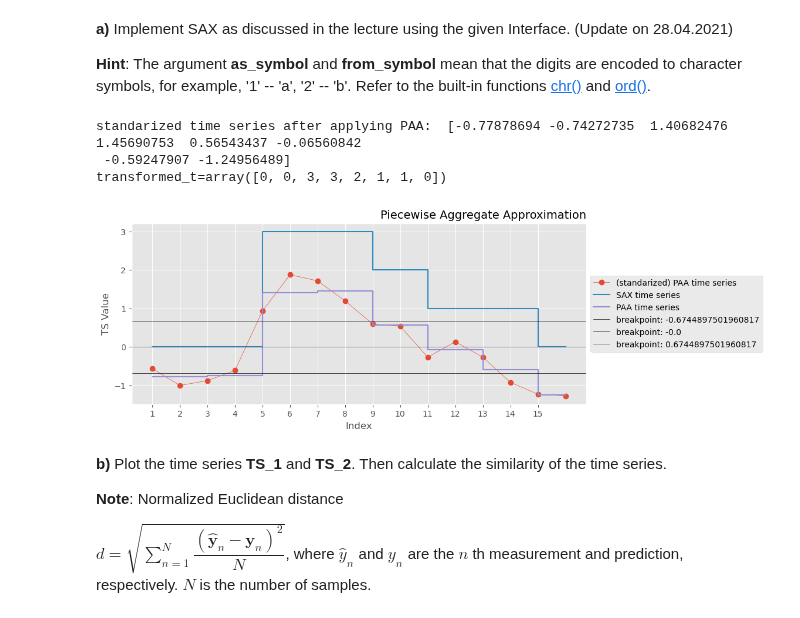
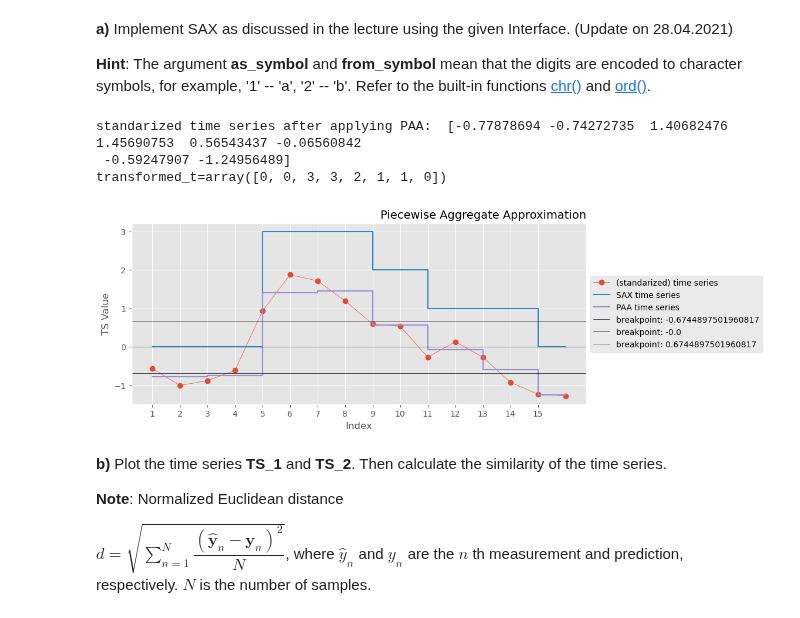
Before and after one commit to KlaraGtknst/TSDM_WS23_34, a Jupyter notebook: Exercise_03_representation.ipynb, the cells around one changed output. Saved outputs shown, nothing was run; the diff lists cells and outputs as text; code cells hidden in the pictures.

```diff
--- a/Exercise_03_representation.ipynb
+++ b/Exercise_03_representation.ipynb
@@ -174,7 +175,13 @@ class SAX:
         """
         self.mean = X.mean(axis=0)
         self.std = X.std(axis=0)
-        self.breakpoints = [-norm.isf(1/self.symbols * (i+1), 0, 1) for i in range(self.symbols - 1)]
+
+        # (assumption) symbols: equally likely -> area under the curve is equally divided by breakpoints == F(a) - F(b) = 1/symbols, CDF F, for all a,b in breakpoints
+
+        # ISF = inverse survival function
+        # SF = 1 - CDF (CDF = cumulative distribution function) F(x) = P(X <= x)
+        # ISF = F^-1(1 - y) = x
+        self.breakpoints = [-norm.isf(1/self.symbols * (i+1), 0, 1) for i in range(self.symbols - 1)]   # -1, bc we need one less breakpoint than symbols
         return self
 
 
@@ -193,19 +200,16 @@ class SAX:
         X_std = (X - self.mean) / self.std
         X_paa = paa(X_std, self.n_sections)
 
-        X_sax = np.zeros_like(X_paa, dtype=int)
+        X_sax = np.zeros_like(X_paa, dtype=int) # init: all values (-inf, b_1]
         for idx, x in enumerate(X_paa):
             for i, b in enumerate(self.breakpoints):
                 if(x > b):
-                    X_sax[idx] = i + 1
-            if(x > self.breakpoints[-1]):
-                X_sax[idx] = self.symbols - 1
-
+                    X_sax[idx] = i + 1  # +1, bc i starts at 0
 
         if(as_symbol):
             X_symbol = []
             for i in range(len(X_sax)):
-                X_symbol.append(chr(ord('a') + int(X_sax[i])))
+                X_symbol.append(chr(ord('a') + int(X_sax[i])))  # ord: Unicode code point for char
             return np.array(X_symbol)
         return X_sax
 
@@ -230,43 +234,43 @@ class SAX:
 
         S_recon = np.zeros_like(S, dtype=np.float32)
         for i in range(len(S)):
-            if(S[i] == 0):
+            if(S[i] == 0):  # interval (-inf, b_1]
                 S_recon[i] = self.breakpoints[0]
-            elif(S[i] == self.symbols-1):
+            elif(S[i] == self.symbols-1):   # interval (b_k, inf)
                 S_recon[i] = self.breakpoints[-1]
-            else:
+            else:   # if S[0] == 1: interval [b_1, b_2] and b_2 = breakpoints[1]
                 S_recon[i] = (self.breakpoints[S[i]] + self.breakpoints[S[i] - 1]) / 2
         return S_recon
 # %%
 n_sections = 8
 new_t = (t - t.mean()) / t.std()
 print('standarized time series after applying PAA: ', paa(new_t, n_sections))
-sax = SAX(4, n_sections=n_sections)
+sax = SAX(symbols=4, n_sections=n_sections)
 sax.fit(t)
-transformed_t = sax.transform(t, False) # as number != as symbol
+transformed_t = sax.transform(X=t, as_symbol=False) # as number != as symbol
 print(f"{transformed_t=}")
 
 plt.figure(figsize=(10, 4))
 plt.title("Piecewise Aggregate Approximation", size=14, loc="right")
-plt.plot(range(1, len(t)+1), new_t, marker="o", linewidth=0.5, label="(standarized) PAA time series")
+plt.plot(range(1, len(t)+1), new_t, marker="o", linewidth=0.5, label="(standarized) time series")
 
 ### PAA results:
 x = np.arange(1, len(t) + 1)
 plt.step(x, np.array([[y] * (t.shape[0] // n_sections) for y in transformed_t]).flatten(), where="post", label="SAX time series")
 plt.step(x, np.array([[y] * (t.shape[0] // n_sections) for y in paa(new_t, n_sections)]).flatten(), where="post", label="PAA time series")
 for b in sax.breakpoints:
     plt.axhline(b, c="black", label="breakpoint: {}".format(b), linewidth=0.5)
 
 plt.xticks(range(1, 16))
 plt.xlabel("Index")
 plt.ylabel("TS Value")
 plt.legend(loc='center left', bbox_to_anchor=(1, 0.5))
 plt.show()
 # %% [output]
 standarized time series after applying PAA:  [-0.77878694 -0.74272735  1.40682476  1.45690753  0.56543437 -0.06560842
  -0.59247907 -1.24956489]
 transformed_t=array([0, 0, 3, 3, 2, 1, 1, 0])
-[figure, old version]
+[figure, new version]
 # %% [markdown]
 **b)** Plot the time series **TS_1** and **TS_2**. Then calculate the similarity of the time series.
 
```
Also changed, not shown: parts of 7 cells of this notebook.
